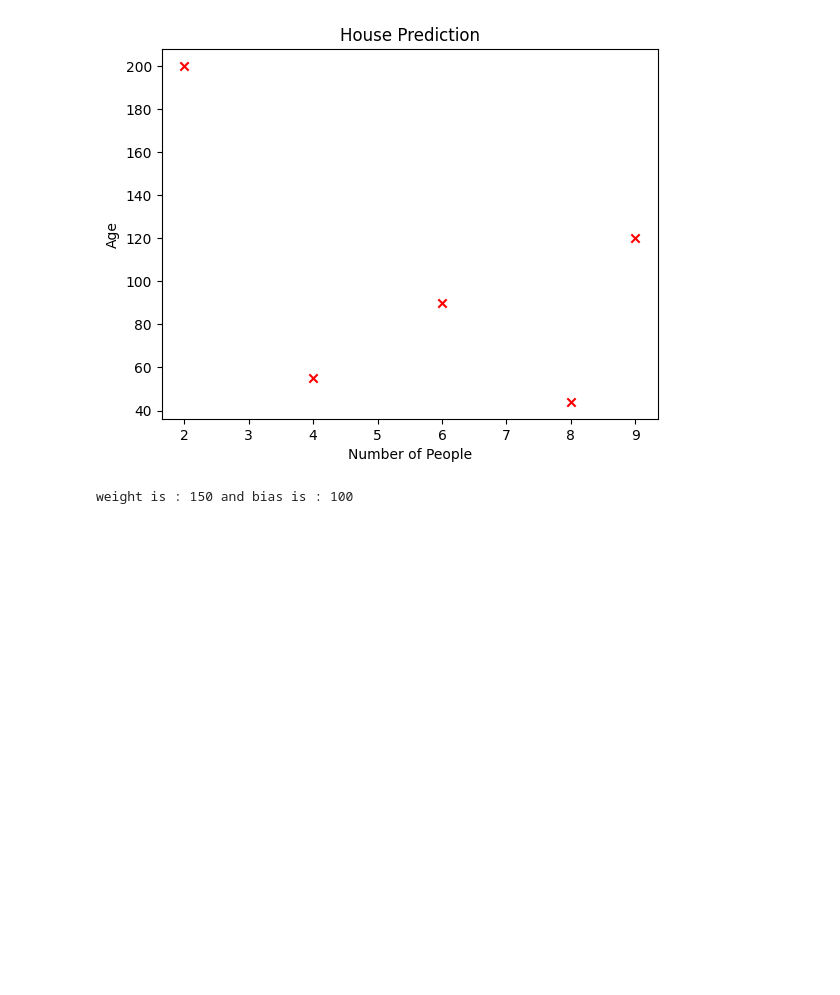
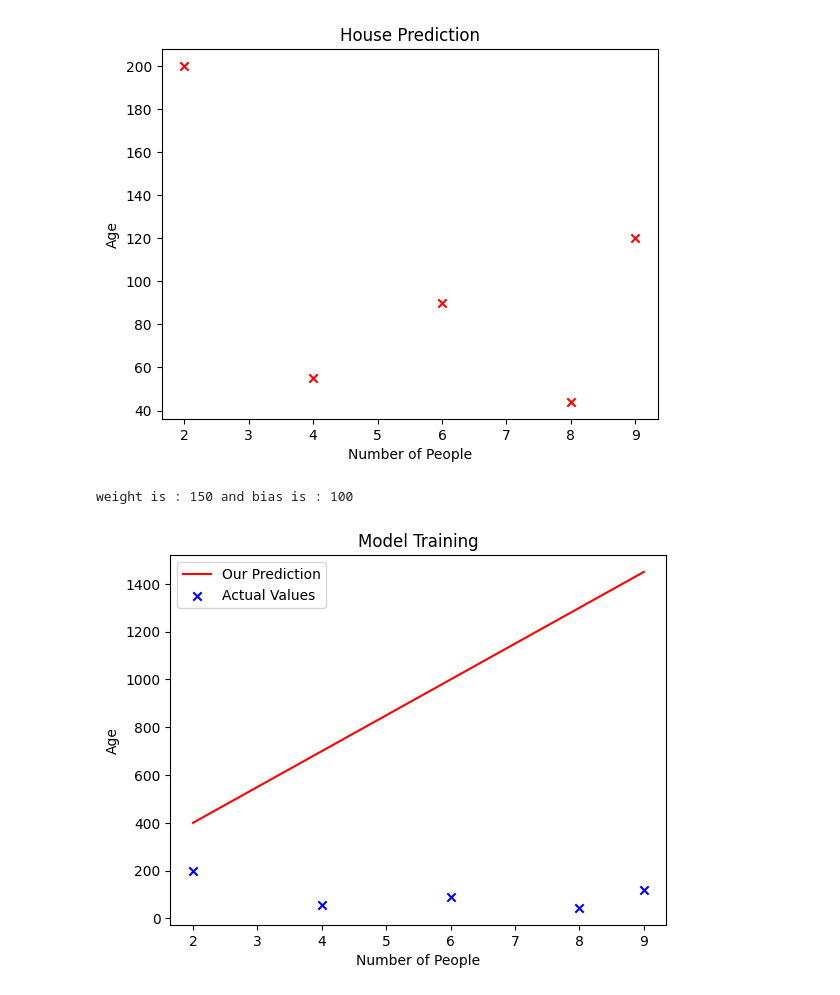
Before and after one commit to Maria-Farooq534/Machine_Learning, a Jupyter notebook: supervised_learning/linear_regression_model.ipynb, the cells around one changed output. Saved outputs shown, nothing was run; the diff lists cells and outputs as text; code cells hidden in the pictures; blank space fills up the shorter version.

```diff
--- a/supervised_learning/linear_regression_model.ipynb
+++ b/supervised_learning/linear_regression_model.ipynb
@@ -36,3 +36,22 @@ b = 100
 print(f"weight is : {w} and bias is : {b}")
 # %% [output]
 weight is : 150 and bias is : 100
+# %%
+def compute_model_output(x,w,b):
+    m = x.shape[0]
+    fw_b = np.zeros(m)
+    for i in range(m):
+        fw_b[i] = w * x[i] + b
+    return fw_b
+# %%
+temp_f_wb = compute_model_output(x_train , w , b)
+#Plot model prediction
+plt.plot(x_train , temp_f_wb , label = 'Our Prediction', c='r')
+plt.scatter(x_train , y_train, marker='x' , c = 'b' , label = "Actual Values")
+plt.title("Model Training")
+plt.xlabel("Number of People")
+plt.ylabel("Age")
+plt.legend()
+plt.show()
+# %% [output]
+[figure, added]
```
Also changed, not shown: 2 other files.
